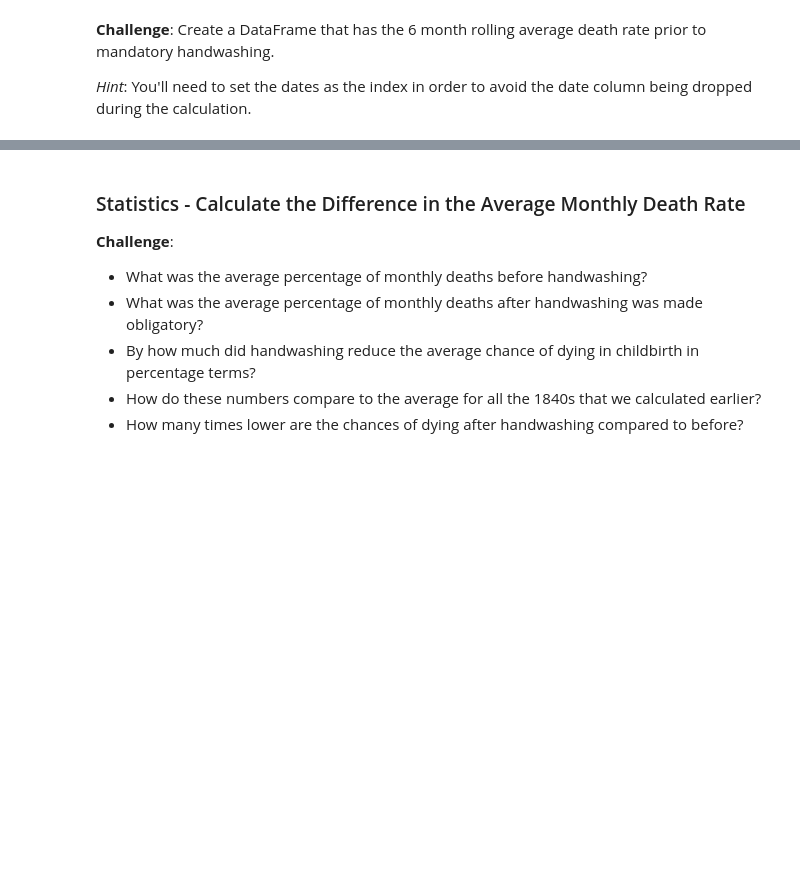
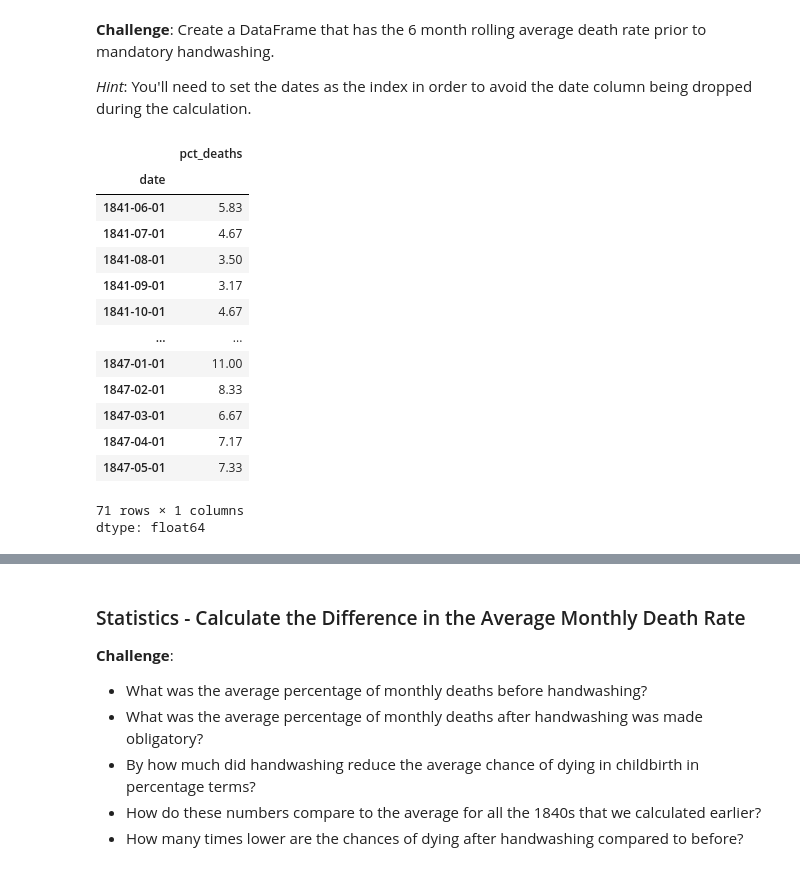
Before and after one commit to LegradiK/handwashing_discovery_histograms_KDE_scipi_matplotlib_numpy, a Jupyter notebook: Dr_Semmelweis_Handwashing_Discovery.ipynb, the cells around one changed output, grey strips where cells are left out. Cells and saved outputs as stored; diff of their text form; code cells hidden in the pictures; blank space fills up the shorter version.

```diff
--- a/Dr_Semmelweis_Handwashing_Discovery.ipynb
+++ b/Dr_Semmelweis_Handwashing_Discovery.ipynb
@@ -247,6 +366,26 @@ handwashing_start = pd.to_datetime('1847-06-01')
 **Challenge**: Create a DataFrame that has the 6 month rolling average death rate prior to mandatory handwashing.
 
 *Hint*: You'll need to set the dates as the index in order to avoid the date column being dropped during the calculation.
+# %%
+before_handwashing.set_index('date')
+avg_6months_deaths_rate_before = before_handwashing.set_index('date')['pct_deaths'].rolling(6).mean()
+avg_6months_deaths_rate_before.dropna()
+# %% [output]
+|  | pct_deaths |
+| date |  |
+| 1841-06-01 | 5.83 |
+| 1841-07-01 | 4.67 |
+| 1841-08-01 | 3.50 |
+| 1841-09-01 | 3.17 |
+| 1841-10-01 | 4.67 |
+| ... | ... |
+| 1847-01-01 | 11.00 |
+| 1847-02-01 | 8.33 |
+| 1847-03-01 | 6.67 |
+| 1847-04-01 | 7.17 |
+| 1847-05-01 | 7.33 |
+71 rows × 1 columns
+dtype: float64
 # %% [markdown]
 ### Highlighting Subsections of a Line Chart
 
```
Also changed, not shown: parts of 16 cells of this notebook.
